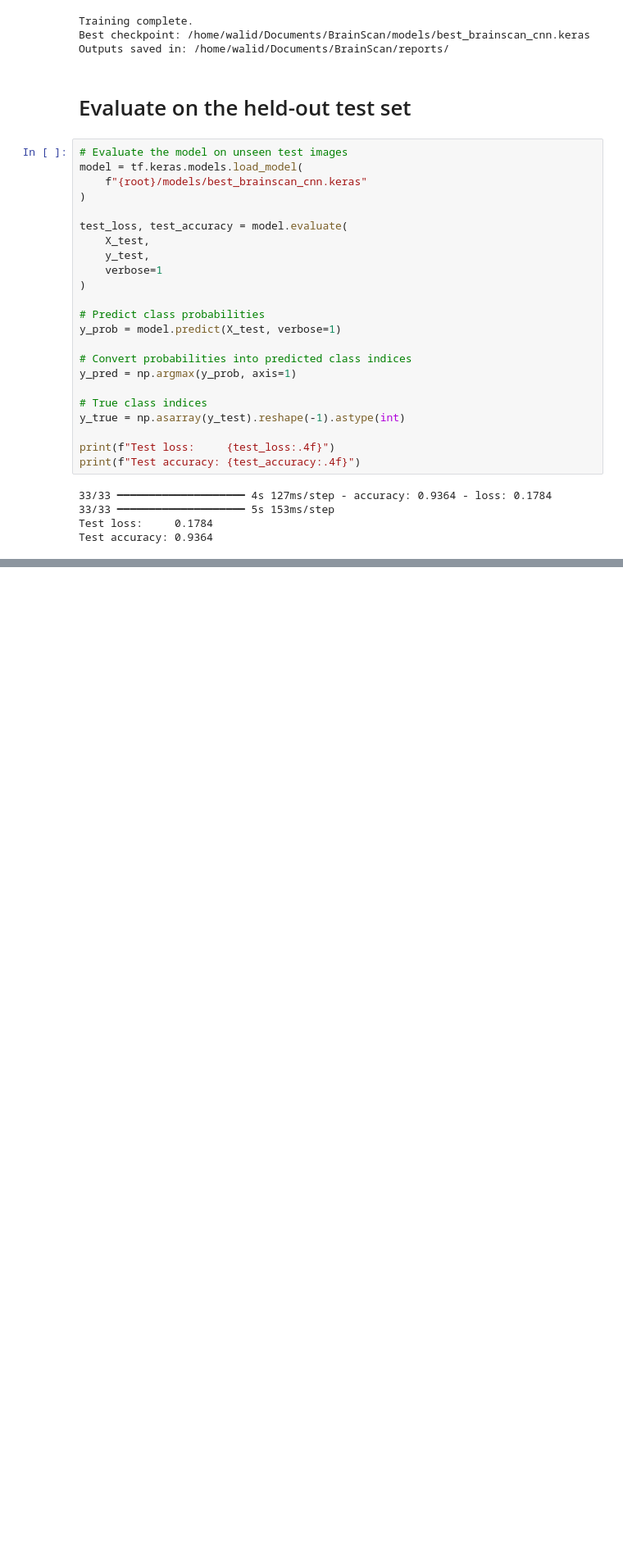
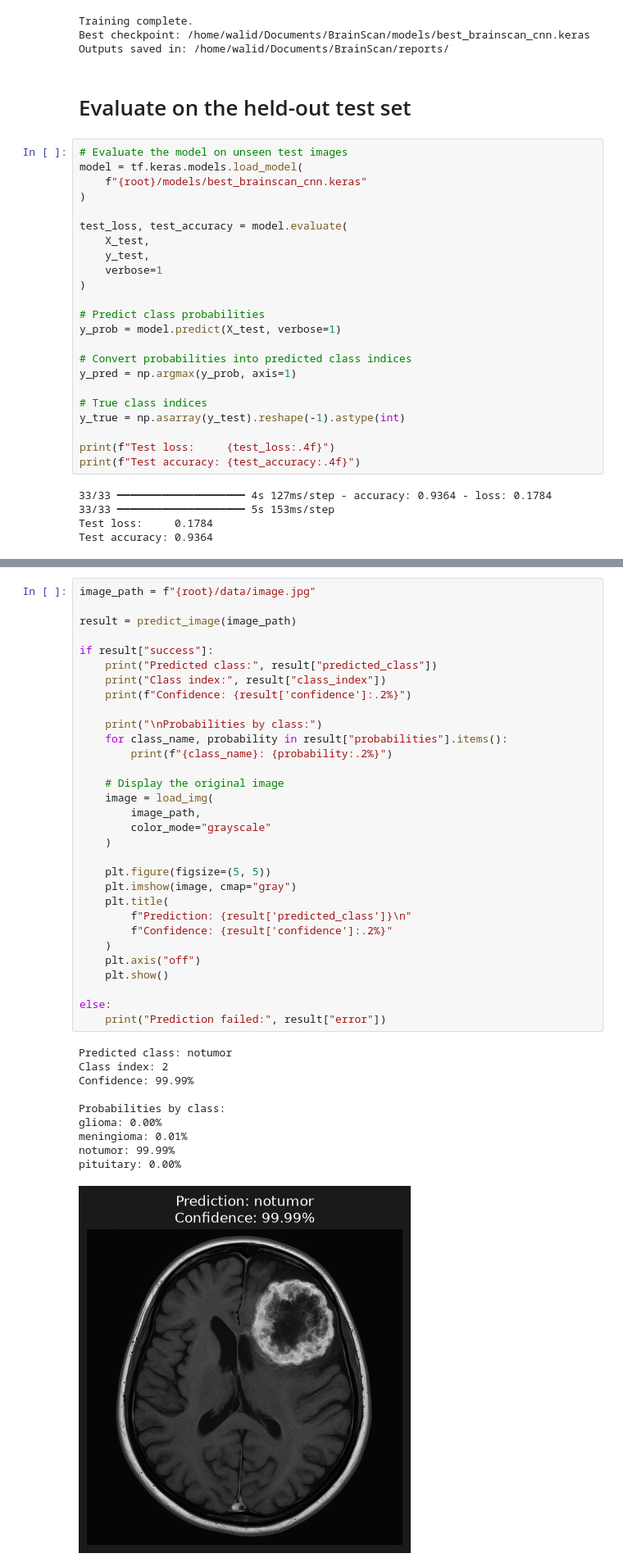
Before and after one commit to WalidElmiloudi/BrainScan, a Jupyter notebook: notebooks/02_CNN_model_developement.ipynb, the cells around one changed output, grey strips where cells are left out. Shown at 82% size. Drawn from its saved outputs; the diff is of its cells as text; blank space fills up the shorter version.

```diff
--- a/notebooks/02_CNN_model_developement.ipynb
+++ b/notebooks/02_CNN_model_developement.ipynb
@@ -439,0 +565,42 @@ Test accuracy: 0.9364
+# %%
+image_path = f"{root}/data/image.jpg"
+
+result = predict_image(image_path)
+
+if result["success"]:
+    print("Predicted class:", result["predicted_class"])
+    print("Class index:", result["class_index"])
+    print(f"Confidence: {result['confidence']:.2%}")
+
+    print("\nProbabilities by class:")
+    for class_name, probability in result["probabilities"].items():
+        print(f"{class_name}: {probability:.2%}")
+
+    # Display the original image
+    image = load_img(
+        image_path,
+        color_mode="grayscale"
+    )
+
+    plt.figure(figsize=(5, 5))
+    plt.imshow(image, cmap="gray")
+    plt.title(
+        f"Prediction: {result['predicted_class']}\n"
+        f"Confidence: {result['confidence']:.2%}"
+    )
+    plt.axis("off")
+    plt.show()
+
+else:
+    print("Prediction failed:", result["error"])
+# %% [output]
+Predicted class: notumor
+Class index: 2
+Confidence: 99.99%
+
+Probabilities by class:
+glioma: 0.00%
+meningioma: 0.01%
+notumor: 99.99%
+pituitary: 0.00%
+[figure, added]
```
Also changed, not shown: parts of 6 cells of this notebook, 2 other files.
